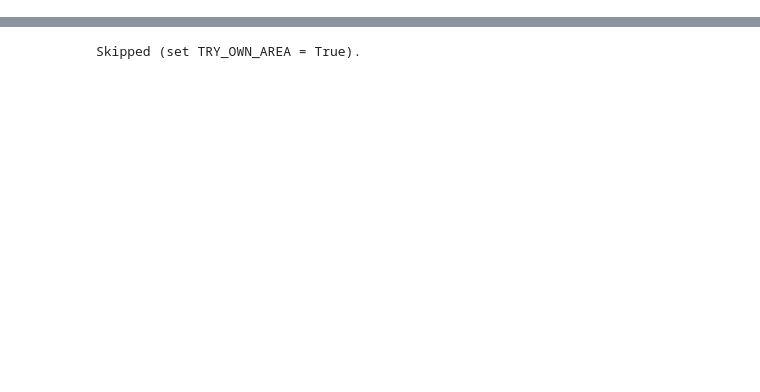
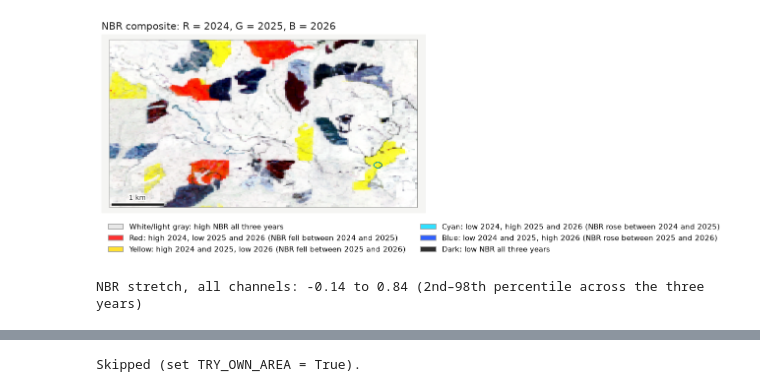
Before and after one commit to eMapR/bulcd-early-detection, a Jupyter notebook: notebooks/testsite_demo.ipynb, the cells around one changed output, grey strips where cells are left out. Cells and saved outputs as stored; diff of their text form; code cells hidden in the pictures; blank space fills up the shorter version.

```diff
--- a/notebooks/testsite_demo.ipynb
+++ b/notebooks/testsite_demo.ipynb
@@ -329,0 +244,7 @@ Skipped (set TRY_OWN_AREA = True).
+# %%
+low, high = report.nbr_rgb_map(AREA, frame, bbox, "NBR composite: R = 2024, G = 2025, B = 2026", token, TIMING_YEARS,
+                               save_to=out_dir / "nbr_rgb.png", marker=INSPECT_PIXEL)
+print(f"NBR stretch, all channels: {low:.2f} to {high:.2f} (2nd–98th percentile across the three years)")
+# %% [output]
+[figure, added]
+NBR stretch, all channels: -0.14 to 0.84 (2nd–98th percentile across the three years)
```
Also changed, not shown: parts of 61 cells of this notebook, 15 other files.
